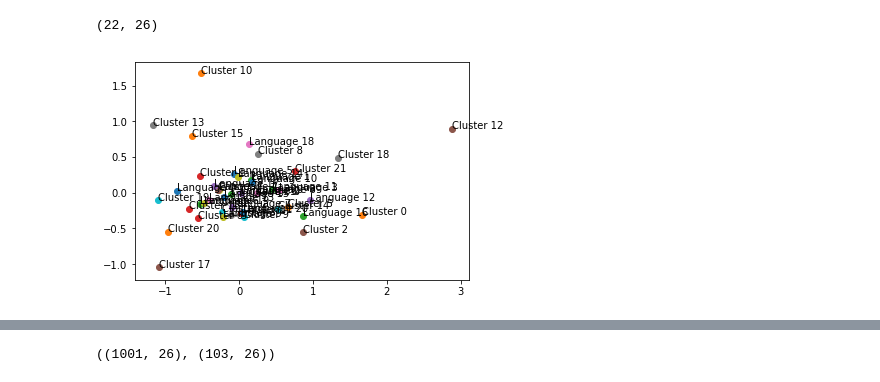
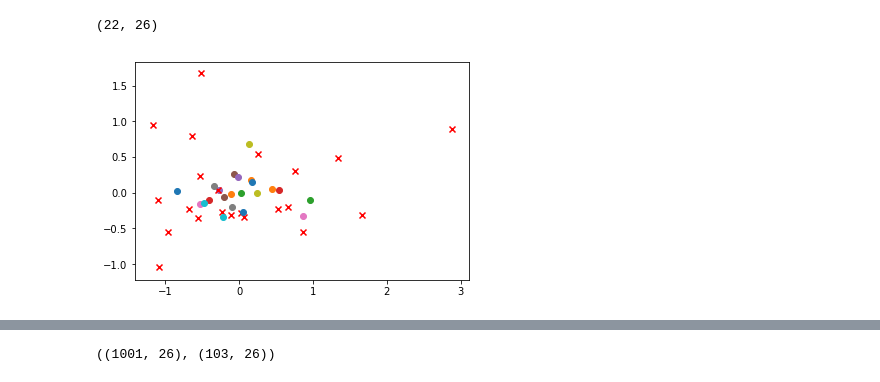
Before and after one commit to TheStek/IAML-CW2, a Jupyter notebook: Question 3.ipynb, the cells around one changed output, grey strips where cells are left out. Saved outputs shown, nothing was run; the diff lists cells and outputs as text; code cells hidden in the pictures.

```diff
--- a/Question 3.ipynb
+++ b/Question 3.ipynb
@@ -64,15 +64,15 @@ cluster_pca = pca_mean.transform(kmeans.cluster_centers_)
 # %%
 import matplotlib.pyplot as plt
 import seaborn as sns
 
 
 
 for i in range(22):
-    plt.scatter(*Xmean_pca[i])
-    plt.annotate(f"Language {i}", Xmean_pca[i])
+    plt.scatter(*Xmean_pca[i], label = f"Language {i}")
 
-    plt.scatter(*cluster_pca[i])
-    plt.annotate(f"Cluster {i}", cluster_pca[i])
+    plt.scatter(*cluster_pca[i], marker = "x", c="r")
+
+#plt.legend()
 # %% [output]
-[figure, old version]
+[figure, new version]
 # %%
```
Also changed, not shown: parts of 6 cells of this notebook, 2 other files.
